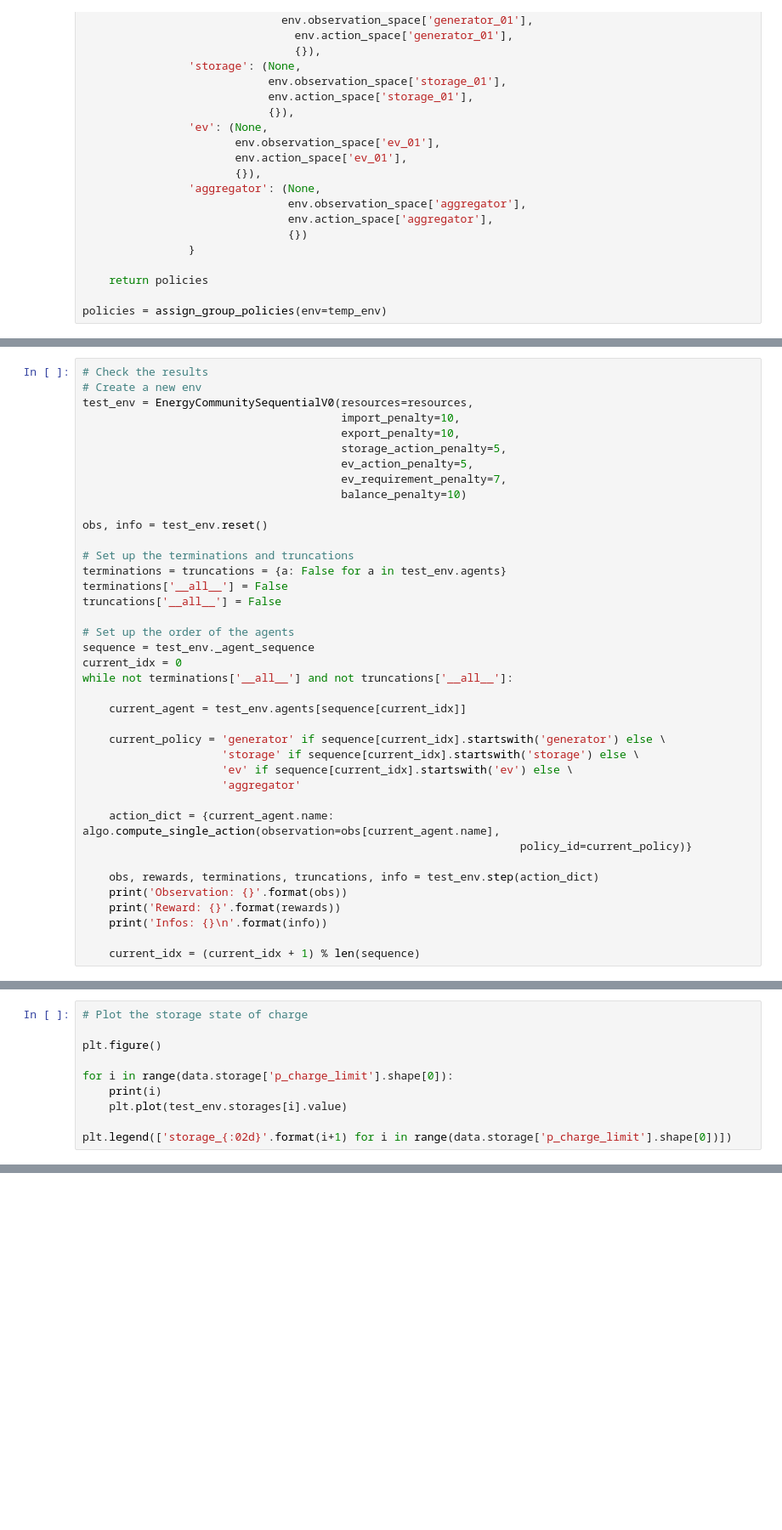
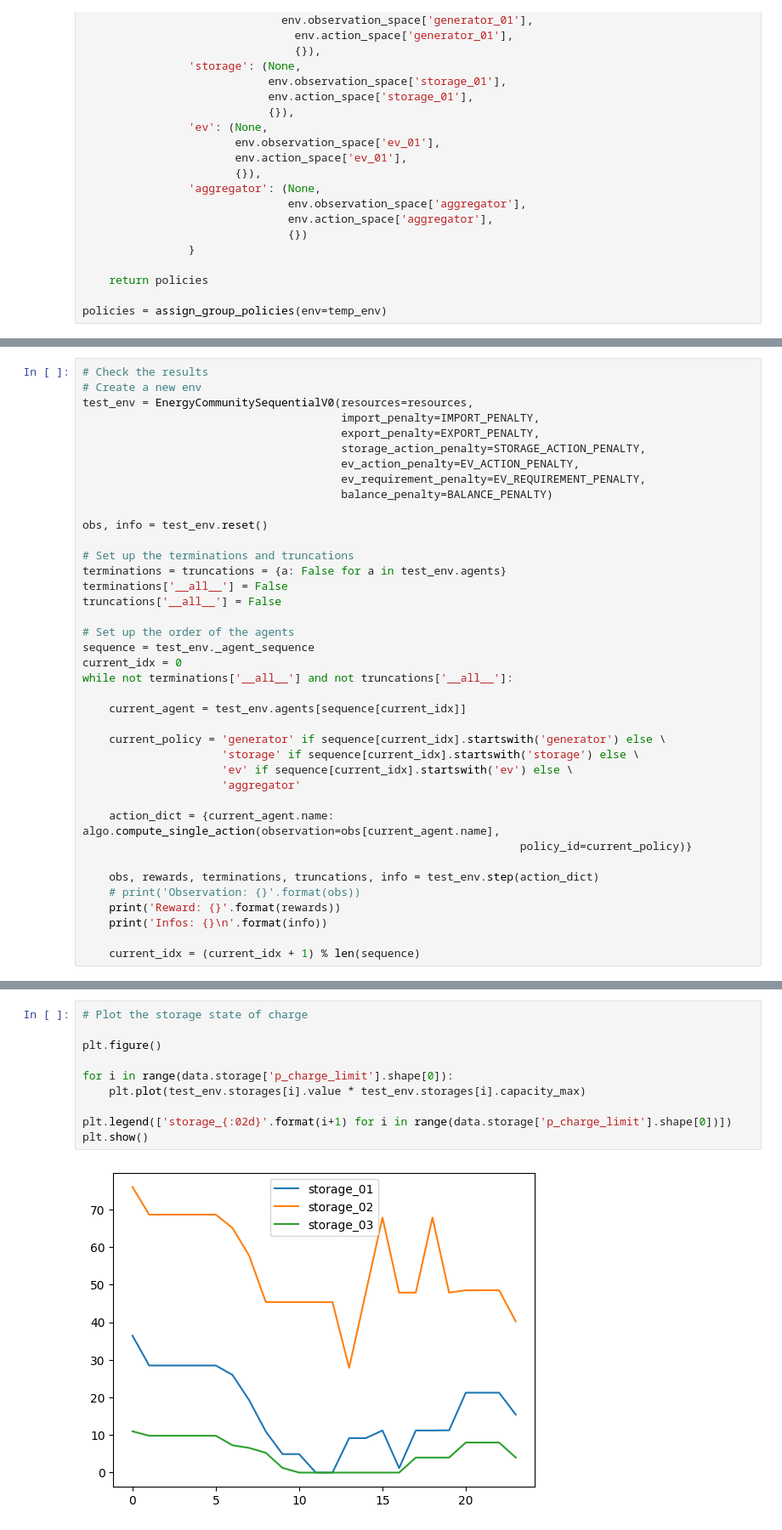
Before and after one commit to ECGomes/pyecom, a Jupyter notebook: notebooks/scenarios/sequential_testing/sequential_rl_v0.ipynb, the cells around one changed output, grey strips where cells are left out. Shown at 85% size. Drawn from its saved outputs; the diff is of its cells as text; blank space fills up the shorter version.

```diff
--- a/notebooks/scenarios/sequential_testing/sequential_rl_v0.ipynb
+++ b/notebooks/scenarios/sequential_testing/sequential_rl_v0.ipynb
@@ -219,12 +265,12 @@ for i in range(200):
 # Check the results
 # Create a new env
 test_env = EnergyCommunitySequentialV0(resources=resources,
-                                       import_penalty=10,
-                                       export_penalty=10,
-                                       storage_action_penalty=5,
-                                       ev_action_penalty=5,
-                                       ev_requirement_penalty=7,
-                                       balance_penalty=10)
+                                       import_penalty=IMPORT_PENALTY,
+                                       export_penalty=EXPORT_PENALTY,
+                                       storage_action_penalty=STORAGE_ACTION_PENALTY,
+                                       ev_action_penalty=EV_ACTION_PENALTY,
+                                       ev_requirement_penalty=EV_REQUIREMENT_PENALTY,
+                                       balance_penalty=BALANCE_PENALTY)
 
 obs, info = test_env.reset()
 
@@ -249,7 +295,7 @@ while not terminations['__all__'] and not truncations['__all__']:
                                                                   policy_id=current_policy)}
 
     obs, rewards, terminations, truncations, info = test_env.step(action_dict)
-    print('Observation: {}'.format(obs))
+    # print('Observation: {}'.format(obs))
     print('Reward: {}'.format(rewards))
     print('Infos: {}\n'.format(info))
 
@@ -257,13 +321,3 @@ while not terminations['__all__'] and not truncations['__all__']:
-# %%
-# Plot the storage state of charge
-
-plt.figure()
-
-for i in range(data.storage['p_charge_limit'].shape[0]):
-    print(i)
-    plt.plot(test_env.storages[i].value)
-
-plt.legend(['storage_{:02d}'.format(i+1) for i in range(data.storage['p_charge_limit'].shape[0])])
 # %%
 # Plot the generator power output
 
@@ -277,3 +333,15 @@ plt.show()
+# %%
+# Plot the storage state of charge
+
+plt.figure()
+
+for i in range(data.storage['p_charge_limit'].shape[0]):
+    plt.plot(test_env.storages[i].value * test_env.storages[i].capacity_max)
+
+plt.legend(['storage_{:02d}'.format(i+1) for i in range(data.storage['p_charge_limit'].shape[0])])
+plt.show()
+# %% [output]
+[figure, added]
 # %%
 # Check imports and exports
 
```
Also changed, not shown: parts of 8 cells of this notebook, 1 other file.
